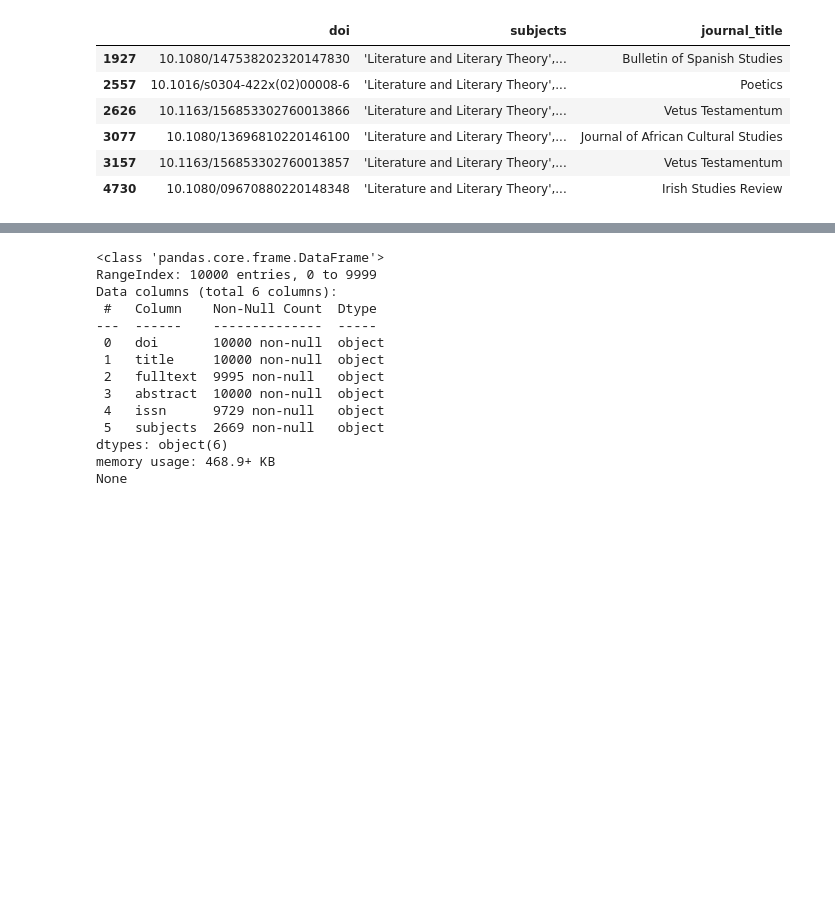
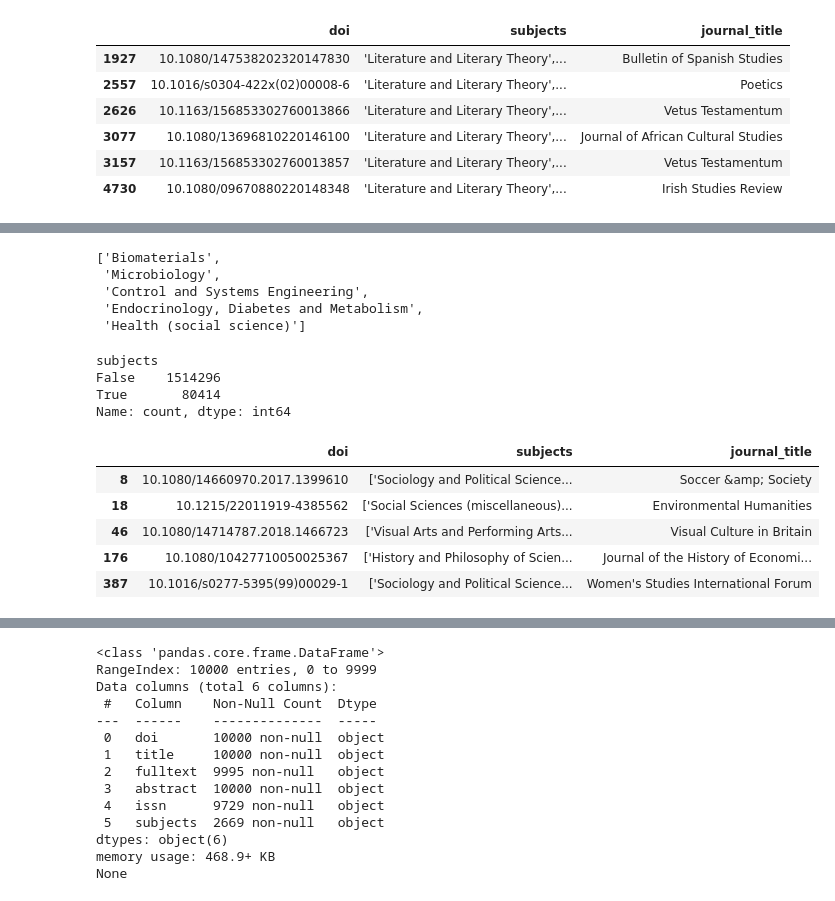
Before and after one commit to msc2106/QualAbstracts, a Jupyter notebook: notebooks/data_wrangling.ipynb, the cells around one changed output, grey strips where cells are left out. Saved outputs shown, nothing was run; the diff lists cells and outputs as text; code cells hidden in the pictures; blank space fills up the shorter version.

Commit message:
data wrangling - code for joining subjects

```diff
--- a/notebooks/data_wrangling.ipynb
+++ b/notebooks/data_wrangling.ipynb
@@ -188,0 +169,4 @@ Type:      function
+# %%
+subjects_df = pd.read_csv('../data/doi_subject_journal.csv').iloc[:,1:]
+print(subjects_df.info())
+print(subjects_df.head())
@@ -188,0 +191,47 @@ Type:      function
+# %%
+with open('../data/all_subjects.txt', mode='r') as f:
+    all_subjects = f.read().split('\n')
+all_subjects[:5]
+# %% [output]
+['Biomaterials',
+ 'Microbiology',
+ 'Control and Systems Engineering',
+ 'Endocrinology, Diabetes and Metabolism',
+ 'Health (social science)']
+# %%
+def subject_filter(s):
+    subject_phrases = [
+        'social sciences',
+        'literature',
+        'history',
+        'sociology',
+        'cultural studies',
+        'philosophy',
+        'arts',
+        'gender studies',
+        'urban studies',
+        'international relations'
+    ]
+    lowered = s.lower()
+    for phrase in subject_phrases:
+        if phrase in lowered:
+            return True
+    return False
+# %%
+subjects_mask = subjects_df.subjects.apply(subject_filter)
+subjects_mask.value_counts()
+# %% [output]
+subjects
+False    1514296
+True       80414
+Name: count, dtype: int64
+# %%
+filtered_subjects_df = subjects_df[subjects_mask]
+filtered_subjects_df.head()
+# %% [output]
+|  | doi | subjects | journal_title |
+| 8 | 10.1080/14660970.2017.1399610 | ['Sociology and Political Science... | Soccer &amp; Society |
+| 18 | 10.1215/22011919-4385562 | ['Social Sciences (miscellaneous)... | Environmental Humanities |
+| 46 | 10.1080/14714787.2018.1466723 | ['Visual Arts and Performing Arts... | Visual Culture in Britain |
+| 176 | 10.1080/10427710050025367 | ['History and Philosophy of Scien... | Journal of the History of Economi... |
+| 387 | 10.1016/s0277-5395(99)00029-1 | ['Sociology and Political Science... | Women's Studies International Forum |
```
Also changed, not shown: parts of 9 cells of this notebook.
